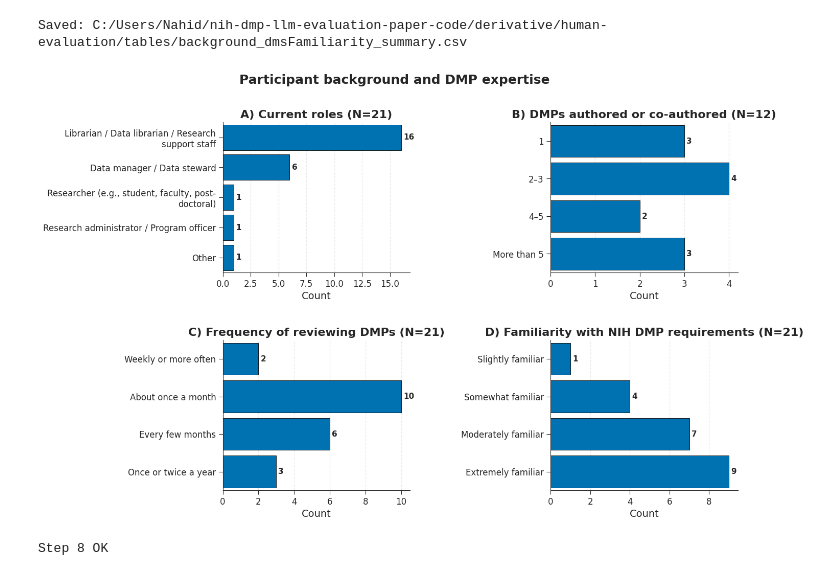
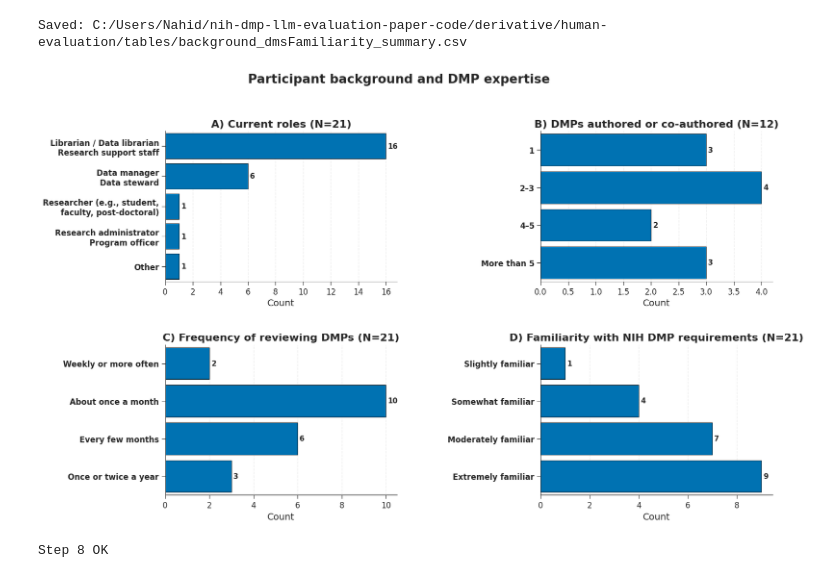
Before and after one commit to fairdataihub/nih-dmp-llm-evaluation-paper-code, a Jupyter notebook: Human-evaluation.ipynb, the cells around one changed output. Cells and saved outputs as stored; diff of their text form; code cells hidden in the pictures.

```diff
--- a/Human-evaluation.ipynb
+++ b/Human-evaluation.ipynb
@@ -1236,7 +1236,7 @@ print("Saved:", d_counts_path.as_posix())
 Saved: C:/Users/Nahid/nih-dmp-llm-evaluation-paper-code/derivative/human-evaluation/tables/background_dmsFamiliarity_summary.csv
 # %%
 # -----------------------------
-# 8.7 Plot (keep your exact plot settings)
+# 8.7 Plot (UPDATED to match your latest settings)
 # -----------------------------
 sns.set(
     style="ticks",
@@ -1248,7 +1248,7 @@ sns.set(
         "axes.labelsize": 14,
         "xtick.labelsize": 12,
         "ytick.labelsize": 12,
-        "legend.fontsize": 10,
+        "legend.fontsize": 16,
         "axes.spines.top": False,
         "axes.spines.right": False,
         "axes.linewidth": 0.8,
@@ -1261,15 +1261,14 @@ sns.set(
 
 ONE_COLOR = "#0072B2"
 
-# Roles panel needs wrapped labels
-roles_counts_plot = (
-    roles_long["Category"].value_counts().reset_index()
-)
+# Panel A counts + wrapped labels (use your latest wrapper)
+roles_counts_plot = roles_long["Category"].value_counts().reset_index()
 roles_counts_plot.columns = ["Category", "Count"]
-roles_counts_plot["Category_wrapped"] = roles_counts_plot["Category"].apply(lambda x: wrap_two_lines(x, width=42))
+roles_counts_plot["Category_wrapped"] = roles_counts_plot["Category"].apply(wrap_panelA_label)
 roles_sorted = roles_counts_plot.sort_values("Count", ascending=False)
 
-def barh_panel(ax, data, y_col, title, y_order=None):
+
+def barh_panel(ax, data, y_col, title, y_order=None, bold_ylabels=False):
     sns.barplot(
         data=data,
         x="Count",
@@ -1282,27 +1281,30 @@ def barh_panel(ax, data, y_col, title, y_order=None):
         width=0.85,
         ax=ax,
     )
-    for p in ax.patches:
-        p.set_alpha(1.0)
 
     ax.set_title(title)
     ax.set_xlabel("Count")
     ax.set_ylabel("")
 
+    if bold_ylabels:
+        for tick in ax.get_yticklabels():
+            tick.set_fontweight("bold")
+
     for c in ax.containers:
         ax.bar_label(c, fmt="%.0f", padding=3, fontsize=11, fontweight="bold")
 
-    ax.grid(axis="x", linestyle="--", alpha=0.4)
+    ax.grid(axis="x", linestyle="--", alpha=0.35)
     sns.despine(ax=ax)
 
-fig, axes = plt.subplots(2, 2, figsize=(14, 9))
+
+fig, axes = plt.subplots(2, 2, figsize=(16.5, 9.4))
 axes = axes.ravel()
 
 fig.suptitle(
-    "Participant background and DMP expertise",
-    fontsize=18,
+    "Participant background and DMP expertise\n\n\n",
+    fontsize=19,
     fontweight="bold",
-    y=0.985,
+    y=1.03,
 )
 
 barh_panel(
@@ -1311,6 +1313,7 @@ barh_panel(
     "Category_wrapped",
     f"A) Current roles (N={N_A})",
     y_order=roles_sorted["Category_wrapped"].tolist(),
+    bold_ylabels=True,
 )
 
 barh_panel(
@@ -1319,41 +1322,43 @@ barh_panel(
     "Category",
     f"B) DMPs authored or co-authored (N={N_B})",
     y_order=dmp_order,
+    bold_ylabels=True,
 )
 
 barh_panel(
     axes[2],
     c_counts,
     "Category",
     f"C) Frequency of reviewing DMPs (N={N_C})",
     y_order=freq_order,
+    bold_ylabels=True,
 )
 
 barh_panel(
     axes[3],
     d_counts,
     "Category",
     f"D) Familiarity with NIH DMP requirements (N={N_D})",
     y_order=fam_order,
+    bold_ylabels=True,
 )
 
+
 fig.subplots_adjust(
-    left=0.26,
+    left=0.20,
     right=0.98,
-    top=0.88,
+    top=0.90,
     bottom=0.08,
-    wspace=0.75,
-    hspace=0.45,
+    wspace=0.62,
+    hspace=0.42,
 )
 
 fig_path = FIG_DIR / "participants_background_dmp_expertise_horizontal_2x2.png"
 fig.savefig(fig_path, dpi=300, bbox_inches="tight", pad_inches=0.02, facecolor="white")
 plt.show()
 plt.close(fig)
 
-
-
 print("Step 8 OK")
 # %% [output]
-[figure, old version]
+[figure, new version]
 Step 8 OK
```
Also changed, not shown: 1 other file.
